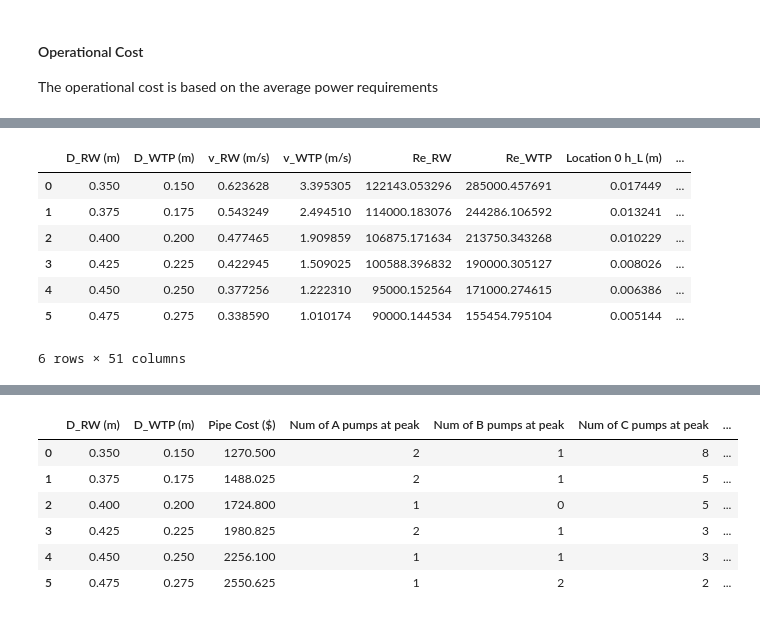
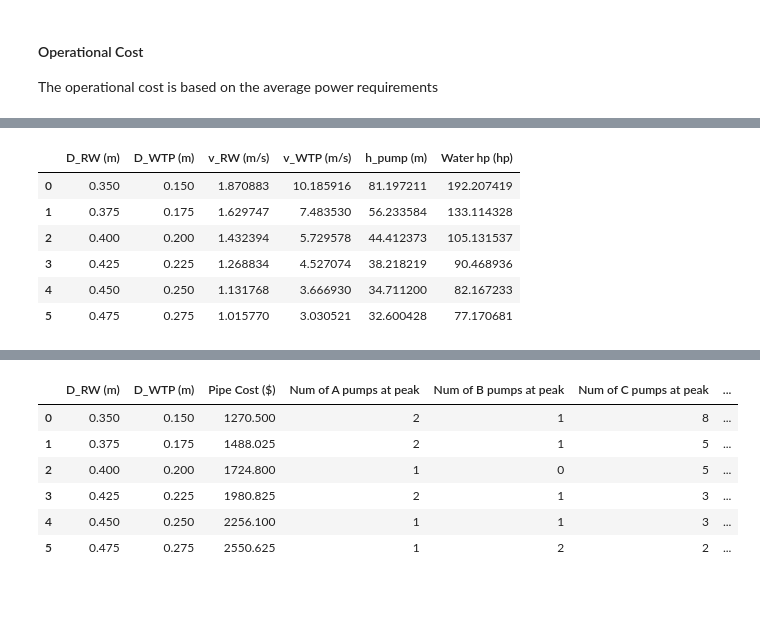
Before and after one commit to E-Lombo/fluids-project, a Jupyter notebook: Task-3.ipynb, the cells around one changed output, grey strips where cells are left out. Drawn from its saved outputs; the diff is of its cells as text; code cells hidden in the pictures.

Commit message:
table presentation adjustments

```diff
--- a/Task-3.ipynb
+++ b/Task-3.ipynb
@@ -416,11 +405,10 @@ peak
-# %%
-average
-# %% [output]
-|  | D_RW (m) | D_WTP (m) | v_RW (m/s) | v_WTP (m/s) | Re_RW | Re_WTP | Location 0 h_L (m) | ... |
-| 0 | 0.350 | 0.150 | 0.623628 | 3.395305 | 122143.053296 | 285000.457691 | 0.017449 | ... |
-| 1 | 0.375 | 0.175 | 0.543249 | 2.494510 | 114000.183076 | 244286.106592 | 0.013241 | ... |
-| 2 | 0.400 | 0.200 | 0.477465 | 1.909859 | 106875.171634 | 213750.343268 | 0.010229 | ... |
-| 3 | 0.425 | 0.225 | 0.422945 | 1.509025 | 100588.396832 | 190000.305127 | 0.008026 | ... |
-| 4 | 0.450 | 0.250 | 0.377256 | 1.222310 | 95000.152564 | 171000.274615 | 0.006386 | ... |
-| 5 | 0.475 | 0.275 | 0.338590 | 1.010174 | 90000.144534 | 155454.795104 | 0.005144 | ... |
-6 rows × 51 columns
+# %%
+peak[['D_RW (m)', 'D_WTP (m)', 'v_RW (m/s)', 'v_WTP (m/s)', 'h_pump (m)', 'Water hp (hp)']]
+# %% [output]
+|  | D_RW (m) | D_WTP (m) | v_RW (m/s) | v_WTP (m/s) | h_pump (m) | Water hp (hp) |
+| 0 | 0.350 | 0.150 | 1.870883 | 10.185916 | 81.197211 | 192.207419 |
+| 1 | 0.375 | 0.175 | 1.629747 | 7.483530 | 56.233584 | 133.114328 |
+| 2 | 0.400 | 0.200 | 1.432394 | 5.729578 | 44.412373 | 105.131537 |
+| 3 | 0.425 | 0.225 | 1.268834 | 4.527074 | 38.218219 | 90.468936 |
+| 4 | 0.450 | 0.250 | 1.131768 | 3.666930 | 34.711200 | 82.167233 |
+| 5 | 0.475 | 0.275 | 1.015770 | 3.030521 | 32.600428 | 77.170681 |
```
Also changed, not shown: parts of 2 cells of this notebook.
